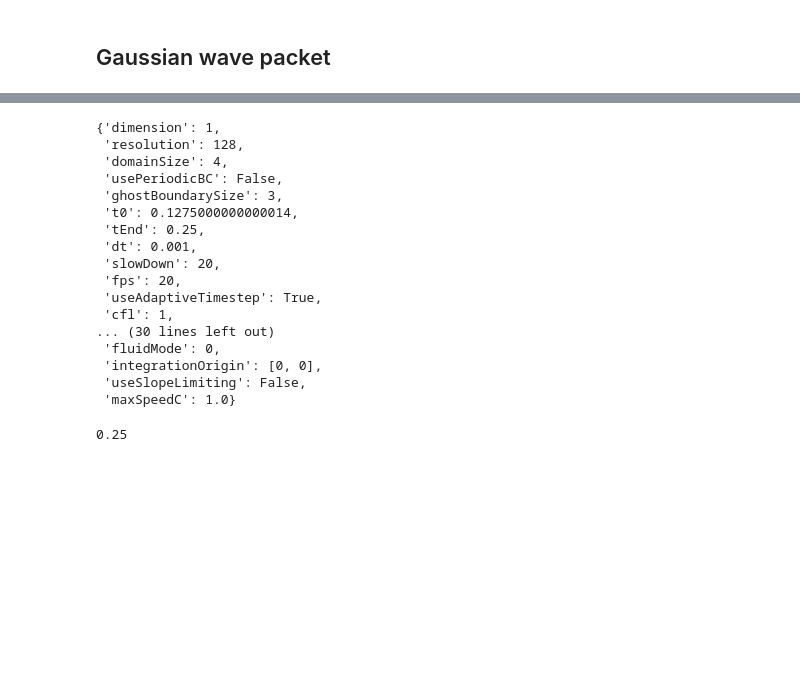
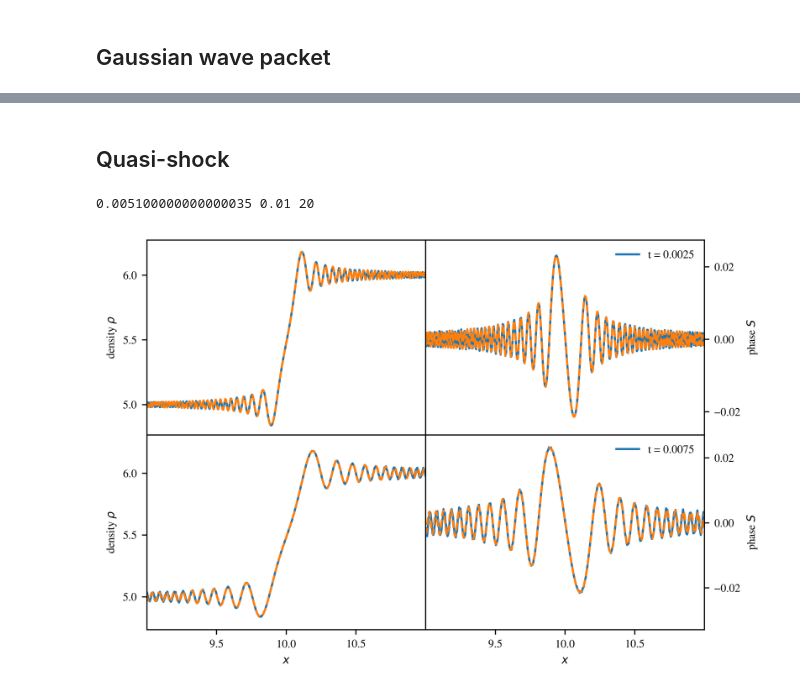
Before and after one commit to KunkelAlexander/fdm-hybrid-scheme, a Jupyter notebook: visualisation.ipynb, the cells around one changed output, grey strips where cells are left out. Cells and saved outputs as stored; diff of their text form; code cells hidden in the pictures; blank space fills up the shorter version.

```diff
--- a/visualisation.ipynb
+++ b/visualisation.ipynb
@@ -195,24 +209,41 @@ No artists with labels found to put in legend.  Note that artists whose label st
-# %%
-config2
-# %% [output]
-{'dimension': 1,
- 'resolution': 128,
- 'domainSize': 4,
- 'usePeriodicBC': False,
- 'ghostBoundarySize': 3,
- 't0': 0.1275000000000014,
- 'tEnd': 0.25,
- 'dt': 0.001,
- 'slowDown': 20,
- 'fps': 20,
- 'useAdaptiveTimestep': True,
- 'cfl': 1,
-... (30 lines left out)
- 'fluidMode': 0,
- 'integrationOrigin': [0, 0],
- 'useSlopeLimiting': False,
- 'maxSpeedC': 1.0}
-# %%
-config0["tEnd"]
-# %% [output]
-0.25
+# %% [markdown]
+## Quasi-shock
+# %%
+idx = 250
+fig, ax = setUpPlot(nrow=2, xlim = [9, 11], xticks=[9.5, 10, 10.5], densityTicks=[5, 5.5, 6], phaseTicks=[-0.02, 0, 0.02])
+
+config0, psi0 , density0, phase0= animation.loadRun(f"runs/1d/quasi-shock_phase_-_ho-upwind/{0}.npz")
+config1, psi1 , density1, phase1= animation.loadRun(f"runs/1d/quasi-shock_phase_-_ho-upwind/{25}.npz")
+config2, psi2 , density2, phase2= animation.loadRun(f"runs/1d/quasi-shock_phase_-_ho-upwind/{49}.npz")
+t1 = 0.0025
+t2 = config1["t0"]
+t3 = config2["t0"]
+xx = np.linspace(0, config1["domainSize"], config1["resolution"])
+dx = config1["domainSize"]/config1["resolution"]
+print(config1["t0"], config1["tEnd"], config1["domainSize"])
+
+
+plt.sca(ax[0, 0])
+#plt.xlim(0.05, .55)
+plt.plot(xx, density0)
+plt.plot(xx, (np.abs(psi0)**2), ls = "dashed")
+
+plt.sca(ax[1, 0])
+plt.plot(xx, density2)
+plt.plot(xx, (np.abs(psi2)**2), ls = "dashed")
+
+plt.sca(ax[0, 1])
+plt.plot(xx, phase0, label=f"t = {t1:.4f}")
+plt.plot(xx, fd.make_continuous(np.angle(psi0)), ls = "dashed")
+leg = plt.legend(loc="upper right")
+leg.get_frame().set_linewidth(0.0)
+
+plt.sca(ax[1, 1])
+plt.plot(xx, phase2, label=f"t = {t3:.4f}")
+plt.plot(xx, fd.make_continuous(np.angle(psi2)), ls = "dashed")
+leg = plt.legend(loc="upper right")
+leg.get_frame().set_linewidth(0.0)
+plt.savefig("figures/quasi-shock.pdf", bbox_inches='tight')
+# %% [output]
+0.005100000000000035 0.01 20
+[figure, added]
```
Also changed, not shown: parts of 9 cells of this notebook, 9 other files.
